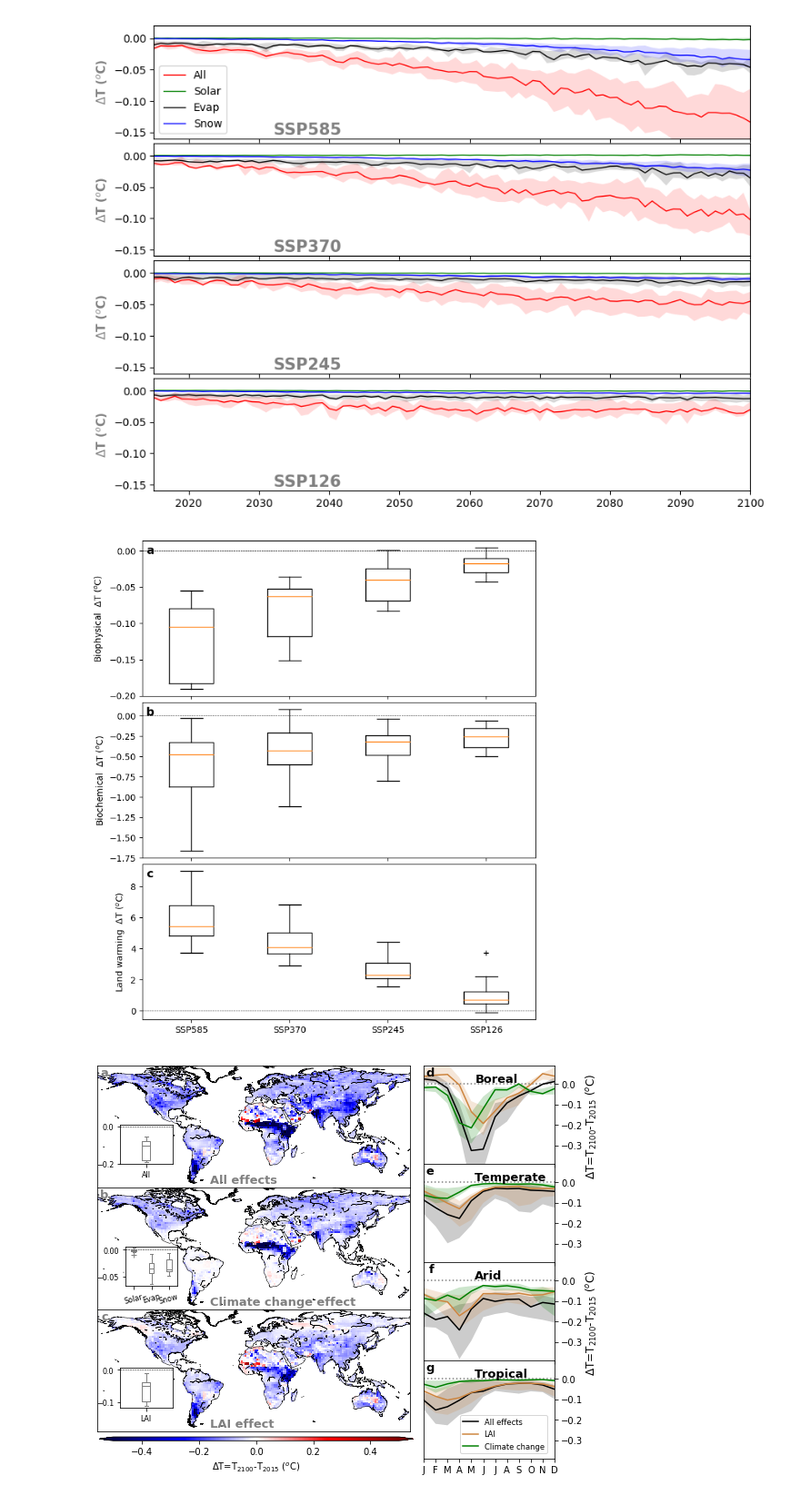
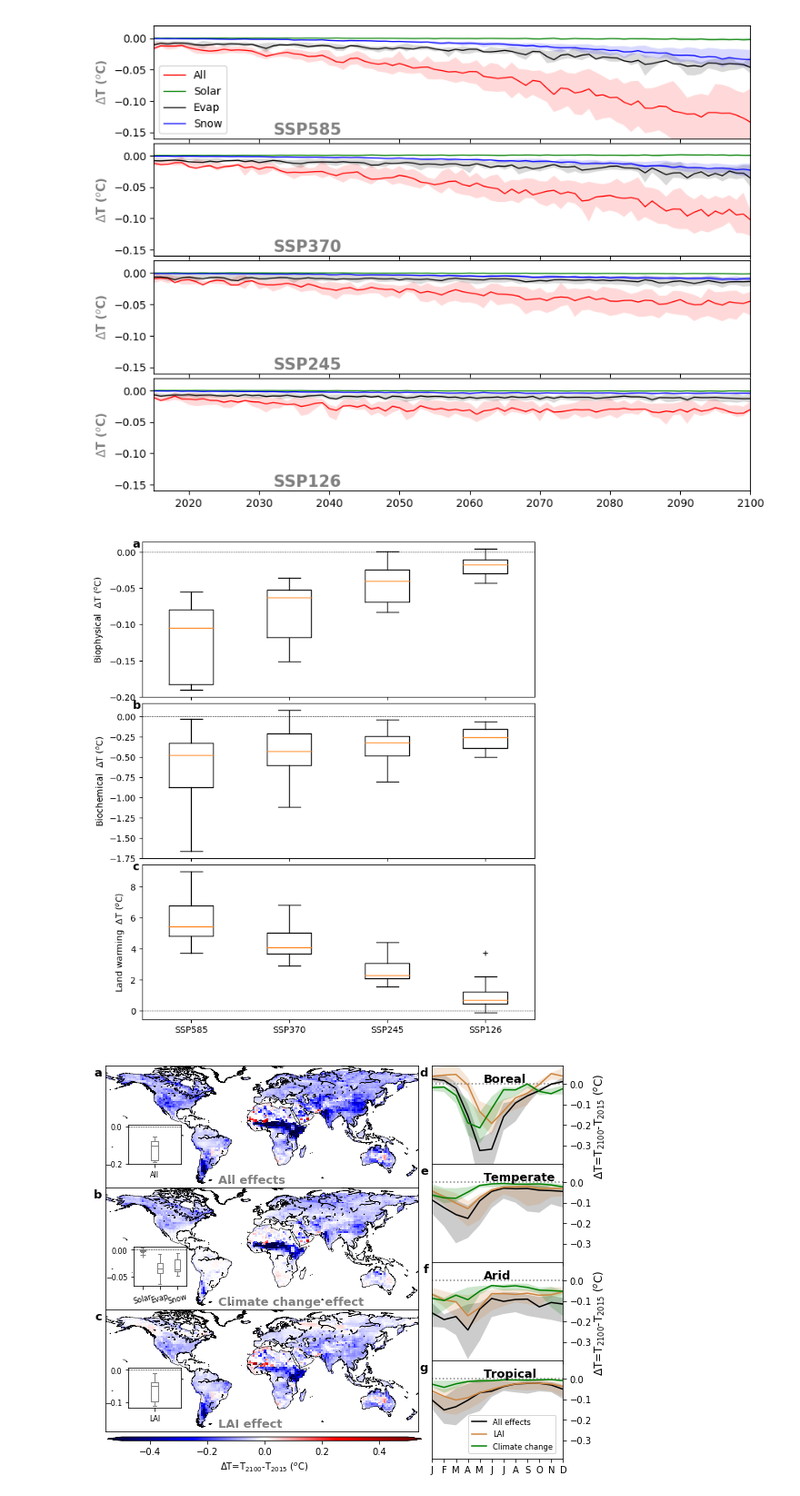
Before and after one commit to RamAlkama/FutureVegBioph, a Jupyter notebook: main_figures.ipynb, the cells around one changed output. Shown at 91% size. Drawn from its saved outputs; the diff is of its cells as text; code cells hidden in the pictures.

```diff
--- a/main_figures.ipynb
+++ b/main_figures.ipynb
@@ -248,9 +248,9 @@ if True:
     if ii==4:X1,Y1=0.705,0.55
     if ii==6:X1,Y1=0.705,0.33
     if ii==8:X1,Y1=0.705,0.11
-    ax.text(0.01, 0.99, dicleb[ii-3], verticalalignment='top', horizontalalignment='left', transform=ax.transAxes, color='black', fontsize=13,fontweight='bold')
+    ax.text(-0.03, 0.99, dicleb[ii-3], verticalalignment='top', horizontalalignment='left', transform=ax.transAxes, color='black', fontsize=13,fontweight='bold')
     ax = fig.add_axes([X1,Y1,0.2,0.21])
-    ax.text(0.01 , 0.99, dicleb[ii-2], verticalalignment='top', horizontalalignment='left', transform=ax.transAxes, color='black', fontsize=13,fontweight='bold')
+    ax.text(-0.09 , 0.99, dicleb[ii-2], verticalalignment='top', horizontalalignment='left', transform=ax.transAxes, color='black', fontsize=13,fontweight='bold')
 
     yaxe  = lats
     if ii==6:
@@ -313,7 +313,7 @@ if True:
  plt.axis([1, 98, 1, 380])
  ax.set_xlabel('Snow cover (%)')
  ax.set_ylabel('SWdown (W/m2)')
- ax.text(0.01, 0.95, 'a', verticalalignment='top', horizontalalignment='left', transform=ax.transAxes, color='white', fontsize=13,fontweight='bold')
+ ax.text(-0.01, 1.08, 'a', verticalalignment='top', horizontalalignment='left', transform=ax.transAxes, color='k', fontsize=13,fontweight='bold')
 
  ax = plt.axes([0.52,0.63,0.4,0.25])
  p = ax.pcolor(N.arange(0,7,0.14), N.arange(0,460,9.3), V2.transpose(), cmap=plt.cm.seismic, vmin=-0.3, vmax=0.3)
@@ -327,7 +327,7 @@ if True:
  for nn in range(len(setoff)):
   setoff[nn]=''
  ax.set_yticklabels(setoff)
- ax.text(0.01, 0.95, 'b', verticalalignment='top', horizontalalignment='left', transform=ax.transAxes, color='white', fontsize=13,fontweight='bold')
+ ax.text(-0.01, 1.08, 'b', verticalalignment='top', horizontalalignment='left', transform=ax.transAxes, color='k', fontsize=13,fontweight='bold')
 
 plt.savefig('Figure_01.pdf', dpi=300, bbox_inches="tight")
 # %% [output]
@@ -425,7 +425,7 @@ for ssp in [585]:#[126,245,370,585]:
     if ii==9:X1,Y1=0.1,0.82-0.17*4
 
     ax = fig.add_axes([X1,Y1,0.6,0.21-0.05])
-    ax.text(0.01, 0.85, dicleb[ii], verticalalignment='top', horizontalalignment='left', transform=ax.transAxes, color='k', fontsize=13,fontweight='bold')
+    ax.text(-0.04, 0.99, dicleb[ii], verticalalignment='top', horizontalalignment='left', transform=ax.transAxes, color='k', fontsize=13,fontweight='bold')
     m = Basemap(projection='cyl',lon_0=0,resolution='l',llcrnrlon=-180., llcrnrlat=-60,
             urcrnrlon=180, urcrnrlat=80)
     m.drawcoastlines(linewidth=0.5)
@@ -447,8 +447,8 @@ for ssp in [585]:#[126,245,370,585]:
     if ii==10:X1,Y1=0.705,0.82-0.17*4
 
     yaxe=lats
-    ax = fig.add_axes([X1-0.03,Y1,0.2,0.21-0.05])
-    ax.text(0.01, 0.85, dicleb[ii], verticalalignment='top', horizontalalignment='left', transform=ax.transAxes, color='black', fontsize=13,fontweight='bold')
+    ax = fig.add_axes([X1-0.03+0.02,Y1,0.2-0.02,0.21-0.05])
+    ax.text(-0.11, 0.99, dicleb[ii], verticalalignment='top', horizontalalignment='left', transform=ax.transAxes, color='black', fontsize=13,fontweight='bold')
     VT=cdutil.averager(TOT,axis='2',weights='equal', action='average')
     VTmin =MV.masked_equal(N.percentile(VT,10, axis=0),0)
     VTmax =MV.masked_equal(N.percentile(VT,90, axis=0),0)
@@ -458,7 +458,7 @@ for ssp in [585]:#[126,245,370,585]:
     ax.fill_betweenx((yaxe*VTmin/VTmin).compressed(), VTmin.compressed(), VTmax.compressed(),facecolor='orange',alpha=0.5,lw=0)
     yaxe=(yaxe*VTmean/VTmean).compressed()
     ax.plot(VTmean.compressed(),yaxe.tolist(), 'maroon' , linewidth=1.5)
-    ax.set_ylabel('Latitudes',fontsize=12)
+    ax.set_ylabel('Latitudes',fontsize=9)
 
     ax.yaxis.tick_right()
     ax.yaxis.set_major_locator(MultipleLocator(30))
@@ -707,7 +707,7 @@ plt.plot([0.5,4.5],[0,0],color='black',linewidth=0.5, linestyle='dashed')
 ax.set_ylabel(r'Biophysical  $\Delta$T ($^o$C)')
 bp=plt.boxplot(BoxDataPH, sym='+', vert=1, whis=1.5)
 figinfo
-ax.text(0.01, 0.9, 'a', verticalalignment='bottom', horizontalalignment='left', transform=ax.transAxes, color='black', fontsize=13,fontweight='bold')
+ax.text(-0.025, 0.95, 'a', verticalalignment='bottom', horizontalalignment='left', transform=ax.transAxes, color='black', fontsize=13,fontweight='bold')
 
 
 ax = fig.add_subplot(3,1,2)
@@ -715,7 +715,7 @@ plt.plot([0.5,4.5],[0,0],color='black',linewidth=0.5, linestyle='dashed')
 ax.set_ylabel(r'Biochemical  $\Delta$T ($^o$C)')
 bp2=plt.boxplot(BoxDataCH, sym='+', vert=1, whis=1.5)
 figinfo
-ax.text(0.01, 0.9, 'b', verticalalignment='bottom', horizontalalignment='left', transform=ax.transAxes, color='black', fontsize=13,fontweight='bold')
+ax.text(-0.025, 0.95, 'b', verticalalignment='bottom', horizontalalignment='left', transform=ax.transAxes, color='black', fontsize=13,fontweight='bold')
 plt.subplots_adjust(hspace = 0.04,wspace=0.02)
 
 #ax = fig.add_subplot(3,2,2)
@@ -740,7 +740,7 @@ labels[2] = 'SSP370'
 labels[3] = 'SSP245'
 labels[4] = 'SSP126'
 ax.set_xticklabels(labels)
-ax.text(0.01, 0.9, 'c', verticalalignment='bottom', horizontalalignment='left', transform=ax.transAxes, color='black', fontsize=13,fontweight='bold')
+ax.text(-0.025, 0.95, 'c', verticalalignment='bottom', horizontalalignment='left', transform=ax.transAxes, color='black', fontsize=13,fontweight='bold')
 
 
 #ax = fig.add_subplot(3,2,4)
@@ -757,7 +757,7 @@ ax.text(0.01, 0.9, 'c', verticalalignment='bottom', horizontalalignment='left',
 
 plt.savefig('Figure_05.pdf', dpi=300, bbox_inches="tight")
 # %% [output]
-[figure, old version]
+[figure, new version]
 # %%
 latrange=(-60,80)
 for ssp in [585,370,245,126]:
@@ -971,7 +971,7 @@ if plot_fig4:
 
   fig = plt.figure(figsize=(8,6))
   ax = fig.add_axes([0.0,.69,0.65,0.31])#[0.125,0.55+0.115,0.775,0.4])
-  ax.text(0.035, 0.99, 'a', verticalalignment='top', horizontalalignment='right', transform=ax.transAxes, color='grey', fontsize=13,fontweight='bold')
+  ax.text(-0.01, 0.99, 'a', verticalalignment='top', horizontalalignment='right', transform=ax.transAxes, color='k', fontsize=13,fontweight='bold')
   m = Basemap(projection='cyl',lon_0=0,resolution='l',llcrnrlon=-180., llcrnrlat=-60,urcrnrlon=180, urcrnrlat=80)
   m.drawcoastlines(linewidth=0.5)
   im = m.pcolormesh(lons,lats,dT_allMean2d,shading='flat',cmap=plt.cm.seismic,latlon=True,vmax=0.5,vmin=-0.5)#,vma
@@ -979,7 +979,7 @@ if plot_fig4:
   fig.subplots_adjust(bottom=0.05)
 
   ax = fig.add_axes([0.0,0.38,0.65,0.31])#125,0.55-0.15,0.775,0.4])
-  ax.text(0.035, 0.99, 'b', verticalalignment='top', horizontalalignment='right', transform=ax.transAxes, color='grey', fontsize=13,fontweight='bold')
+  ax.text(-0.01, 0.99, 'b', verticalalignment='top', horizontalalignment='right', transform=ax.transAxes, color='k', fontsize=13,fontweight='bold')
   m = Basemap(projection='cyl',lon_0=0,resolution='l',llcrnrlon=-180., llcrnrlat=-60,urcrnrlon=180, urcrnrlat=80)
   m.drawcoastlines(linewidth=0.5)
   im = m.pcolormesh(lons,lats,dT_climateMean2d,shading='flat',cmap=plt.cm.seismic,latlon=True,vmax=0.5,vmin=-0.5)#,vma
@@ -987,7 +987,7 @@ if plot_fig4:
   fig.subplots_adjust(bottom=0.05)
 
   ax = fig.add_axes([0.0,0.07,0.65,0.31])
-  ax.text(0.035, 0.99, 'c', verticalalignment='top', horizontalalignment='right', transform=ax.transAxes, color='grey', fontsize=13,fontweight='bold')
+  ax.text(-0.01, 0.99, 'c', verticalalignment='top', horizontalalignment='right', transform=ax.transAxes, color='k', fontsize=13,fontweight='bold')
   m = Basemap(projection='cyl',lon_0=0,resolution='l',llcrnrlon=-180., llcrnrlat=-60,urcrnrlon=180, urcrnrlat=80)
   m.drawcoastlines(linewidth=0.5)
   im = m.pcolormesh(lons,lats,dT_LAIMean2d,shading='flat',cmap=plt.cm.seismic,latlon=True,vmax=0.5,vmin=-0.5)#,vma
@@ -1000,7 +1000,7 @@ if plot_fig4:
   bareplot(ssp)
   for ijk in range(1,nfigs+1,1):
     ax = fig.add_axes([0.65,0.75-0.25*(ijk-1),0.25,0.25])#fig.add_subplot(4,4,ijk+2+2)
-    ax.text(0.08, 0.99, dicleb[ijk+3], verticalalignment='top', horizontalalignment='right', transform=ax.transAxes, color='k', fontsize=13,fontweight='bold')
+    ax.text(-0.03, 0.99, dicleb[ijk+3], verticalalignment='top', horizontalalignment='right', transform=ax.transAxes, color='k', fontsize=13,fontweight='bold')
     plt.plot([1,12],[0,0], linestyle =':', color='grey')
 
     tmax =N.percentile(dT_all[:,ijk-1,:],75, axis=0)
@@ -1037,34 +1037,34 @@ if plot_fig4:
     labels[1+1 ] = 'F'
     labels[2+1 ] = 'M'
     labels[3+1 ] = 'A'
     labels[4+1 ] = 'M'
     labels[5+1 ] = 'J'
     labels[6+1 ] = 'J'
     labels[7+1 ] = 'A'
     labels[8+1 ] = 'S'
     labels[9+1 ] = 'O'
     labels[10+1] = 'N'
     labels[11+1] = 'D'
     if ijk<4 :
       for coca in range(13): labels[coca ]=''
     if ijk in [0,1,2,3]:
       setoff2=ax.get_xticks().tolist()
       for nn in range(len(setoff2)):
         setoff2[nn]=''
       ax.set_xticklabels(setoff2)
     else:
       ax.set_xticklabels(labels)
     ax.yaxis.set_label_position("right")
     ax.yaxis.tick_right()
     plt.text(5.3,0.01 , climzons[ijk-1], fontsize=13,fontweight='bold', color='k')
     if ijk in[ 1,3]: plt.text(14.5,0.0, r'$\Delta$T=T$_{2100}$-T$_{2015}$ ($^o$C)',fontsize=12,rotation=90)#,fontweight='bold')
     plt.grid(False)
     if ijk==4: plt.legend(bbox_to_anchor=(0.95, 0.45), loc=1, borderaxespad=0.1, fontsize = 'small')
 
   plt.savefig('Figure_04_SSP%s.pdf'%ssp, dpi=300, bbox_inches="tight")
   #plt.show()
 # %% [output]
-[figure, old version]
+[figure, new version]
 # %%
 """
 
```
Also changed, not shown: parts of 4 cells of this notebook.
